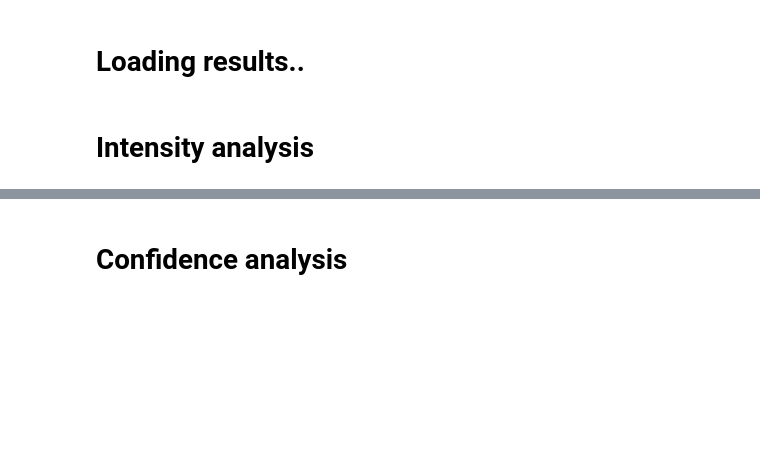
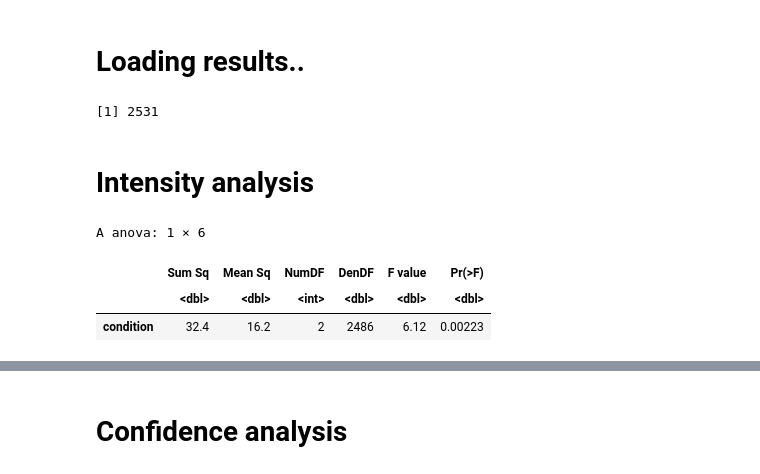
Before and after one commit to josedvq/lared-laughter, a Jupyter notebook: annotation/analysis/statistical_modeling.ipynb, the cells around one changed output, grey strips where cells are left out. Saved outputs shown, nothing was run; the diff lists cells and outputs as text; code cells hidden in the pictures; blank space fills up the shorter version.

```diff
--- a/annotation/analysis/statistical_modeling.ipynb
+++ b/annotation/analysis/statistical_modeling.ipynb
@@ -25,3 +45,15 @@ results = read.csv('results.csv')
+# %%
+nrow(results)
+# %% [output]
+[1] 2531
 # %% [markdown]
 # Intensity analysis
+# %%
+intensity_model.1 = lmer(intensity ~ (1|instance_id) + condition, data=results)
+anova(intensity_model.1)
+# %% [output]
+A anova: 1 × 6
+|  | Sum Sq | Mean Sq | NumDF | DenDF | F value | Pr(>F) |
+|  | <dbl> | <dbl> | <int> | <dbl> | <dbl> | <dbl> |
+| condition | 32.4 | 16.2 | 2 | 2486 | 6.12 | 0.00223 |
 # %%
```
Also changed, not shown: parts of 16 cells of this notebook, 26 other files.
